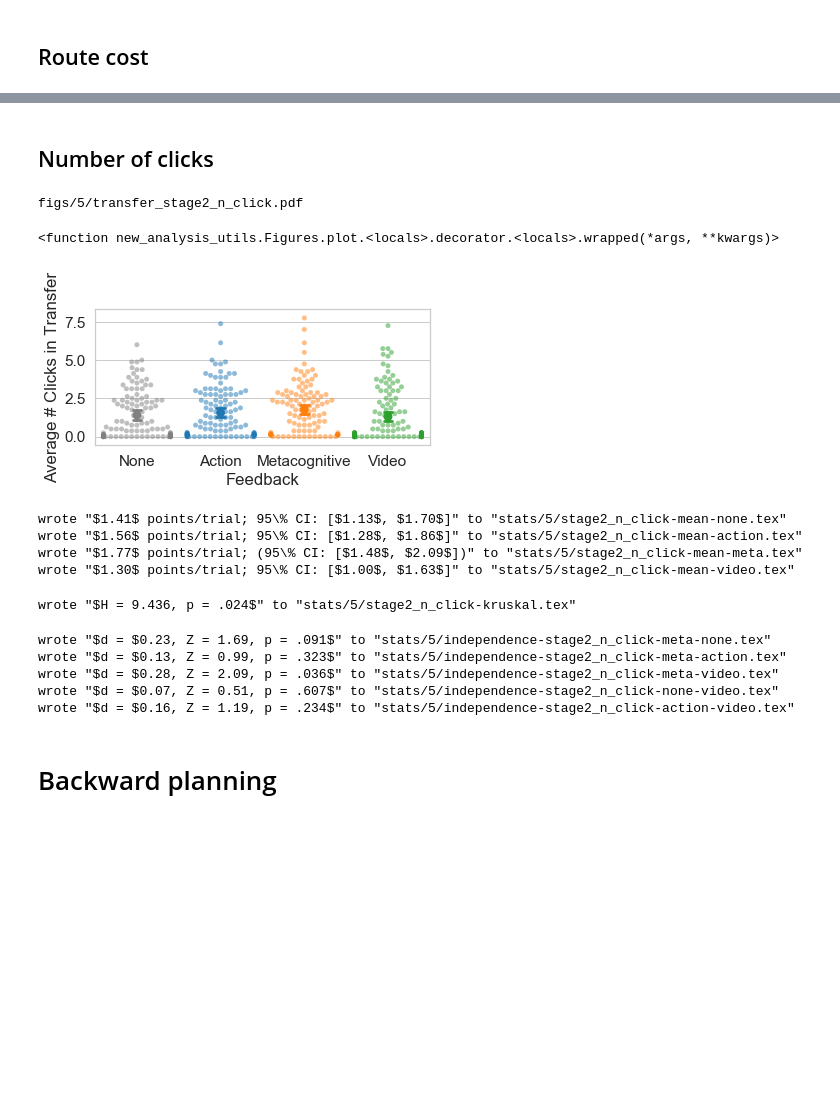
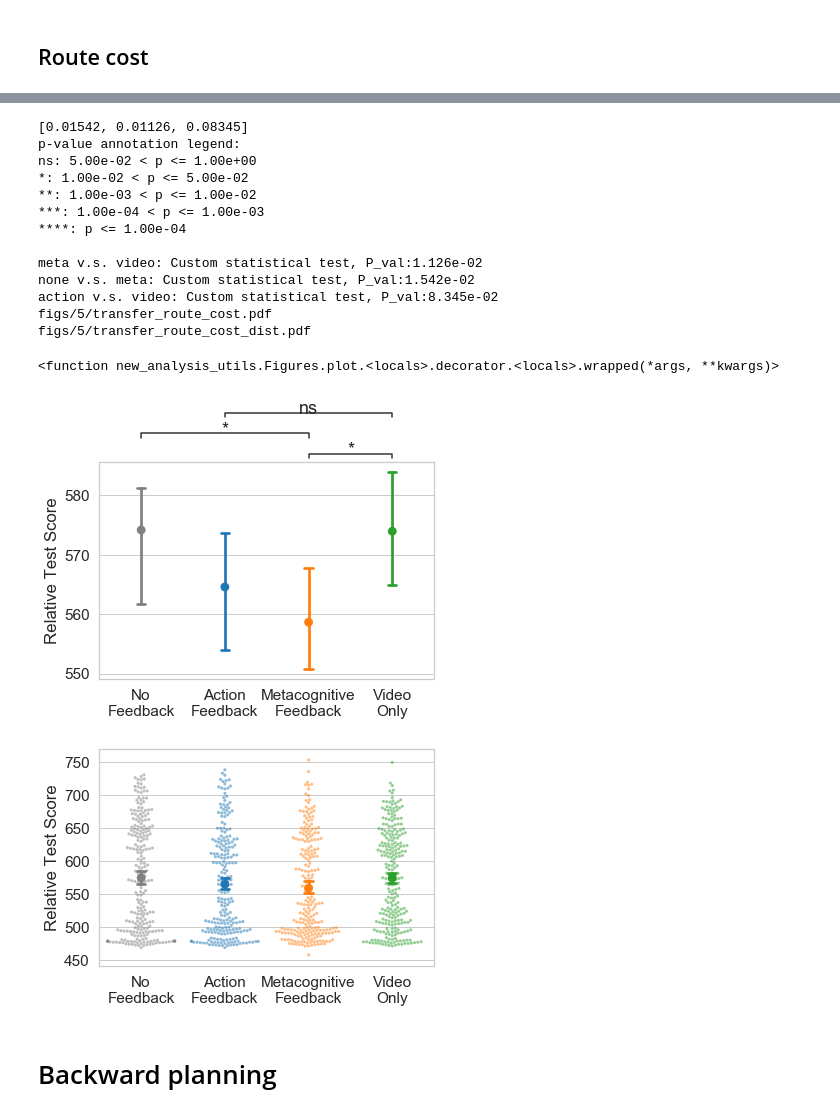
Before and after one commit to fredcallaway/ai-for-improving-human-planning, a Jupyter notebook: analysis/exp5.ipynb, the cells around one changed output, grey strips where cells are left out. Saved outputs shown, nothing was run; the diff lists cells and outputs as text; code cells hidden in the pictures; blank space fills up the shorter version.

```diff
--- a/analysis/exp5.ipynb
+++ b/analysis/exp5.ipynb
@@ -336,30 +397,23 @@ wrote "$d = $0.30, Z = 2.25, p = .024$" to "stats/5/independence-planning_cost-a
-# %% [markdown]
-## Number of clicks
-# %%
-figure(outcome='stage2_n_click')(plot_transfer)
-# %% [output]
-figs/5/transfer_stage2_n_click.pdf
-<function new_analysis_utils.Figures.plot.<locals>.decorator.<locals>.wrapped(*args, **kwargs)>
-[figure, removed]
-# %%
-write_means('stage2_n_click')
-# %% [output]
-wrote "$1.41$ points/trial; 95\% CI: [$1.13$, $1.70$]" to "stats/5/stage2_n_click-mean-none.tex"
-wrote "$1.56$ points/trial; 95\% CI: [$1.28$, $1.86$]" to "stats/5/stage2_n_click-mean-action.tex"
-wrote "$1.77$ points/trial; (95\% CI: [$1.48$, $2.09$])" to "stats/5/stage2_n_click-mean-meta.tex"
-wrote "$1.30$ points/trial; 95\% CI: [$1.00$, $1.63$]" to "stats/5/stage2_n_click-mean-video.tex"
-# %%
-write_kruskal('stage2_n_click')
-# %% [output]
-wrote "$H = 9.436, p = .024$" to "stats/5/stage2_n_click-kruskal.tex"
-# %%
-write_comparisons('stage2_n_click')
-# %% [output]
-wrote "$d = $0.23, Z = 1.69, p = .091$" to "stats/5/independence-stage2_n_click-meta-none.tex"
-wrote "$d = $0.13, Z = 0.99, p = .323$" to "stats/5/independence-stage2_n_click-meta-action.tex"
-wrote "$d = $0.28, Z = 2.09, p = .036$" to "stats/5/independence-stage2_n_click-meta-video.tex"
-wrote "$d = $0.07, Z = 0.51, p = .607$" to "stats/5/independence-stage2_n_click-none-video.tex"
-wrote "$d = $0.16, Z = 1.19, p = .234$" to "stats/5/independence-stage2_n_click-action-video.tex"
+# %%
+figure(outcome='route_cost')(plot_transfer)
+figure(outcome='route_cost', flag='dist')(plot_transfer)
+# %% [output]
+[0.01542, 0.01126, 0.08345]
+p-value annotation legend:
+ns: 5.00e-02 < p <= 1.00e+00
+*: 1.00e-02 < p <= 5.00e-02
+**: 1.00e-03 < p <= 1.00e-02
+***: 1.00e-04 < p <= 1.00e-03
+****: p <= 1.00e-04
+
+meta v.s. video: Custom statistical test, P_val:1.126e-02
+none v.s. meta: Custom statistical test, P_val:1.542e-02
+action v.s. video: Custom statistical test, P_val:8.345e-02
+figs/5/transfer_route_cost.pdf
+figs/5/transfer_route_cost_dist.pdf
+<function new_analysis_utils.Figures.plot.<locals>.decorator.<locals>.wrapped(*args, **kwargs)>
+[figure, added]
+[figure, added]
 # %% [markdown]
 # Backward planning
 # %%
```
Also changed, not shown: parts of 52 cells of this notebook, 5 other files.
